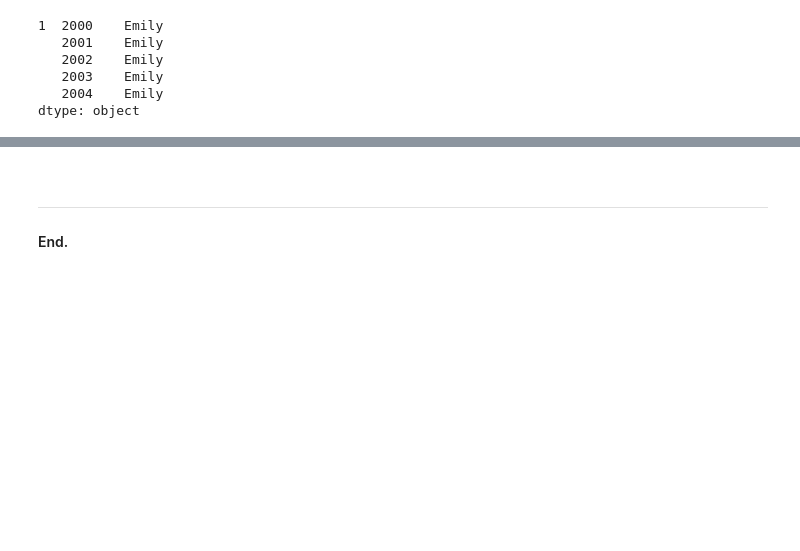
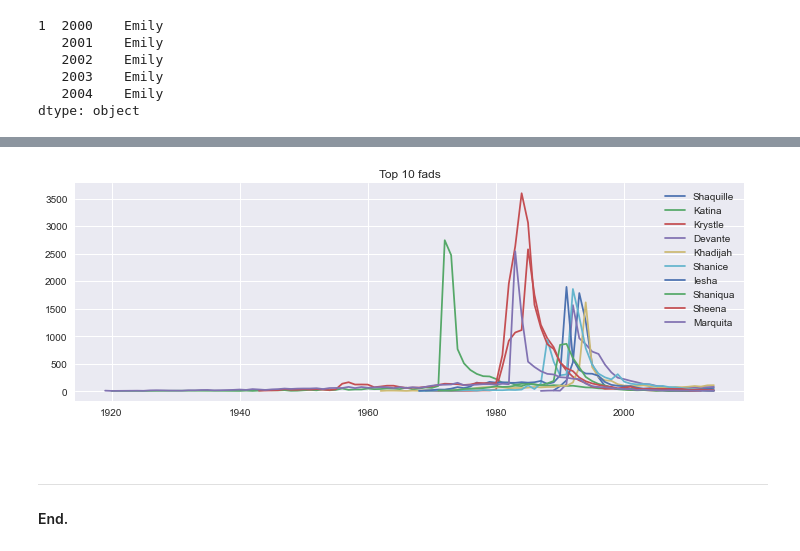
Before and after one commit to olgarozhdestvina/Data-Science-and-Machine-Learning, a Jupyter notebook: Data analytics/Baby names.ipynb, the cells around one changed output, grey strips where cells are left out. Drawn from its saved outputs; the diff is of its cells as text; code cells hidden in the pictures; blank space fills up the shorter version.

```diff
--- a/Data analytics/Baby names.ipynb
+++ b/Data analytics/Baby names.ipynb
@@ -366,0 +463,4 @@ plt.legend(top6);
+# %%
+# compute totals in the last 10 years
+total_recent = all_years[all_years['year']>2005].groupby(['sex', 'name'])['number'].sum()
+total_recent.head()
@@ -366,0 +475,5 @@ plt.legend(top6);
+# %%
+# add a condition for spikyness for the names to be less popular in the last 10 years
+spiky_common = spikyness[(totals > 5000) & (total_recent < 1000)].copy()
+spiky_common.sort_values(ascending=False, inplace=True)
+spiky_common.head(10)
@@ -367,3 +493,14 @@ plt.legend(top6);
+# %%
+# replot fads to exclude the names popular in the last 10 years
+fads = spiky_common.head(10).index.values
+
+for sex, name in fads:
+    plot_name(sex, name)
+
+plt.legend([name for sex, name in fads])
+plt.title('Top 10 fads');
+# %% [output]
+[figure, added]
 # %% [markdown]
 <br>
 
```
Also changed, not shown: parts of 15 cells of this notebook.
